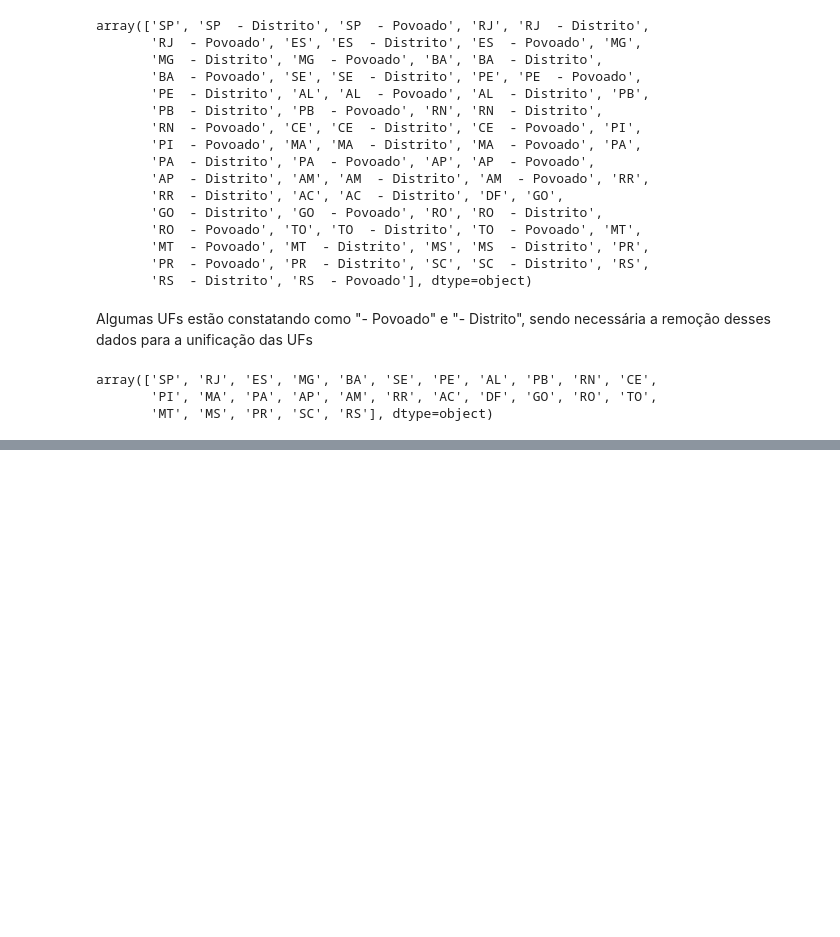
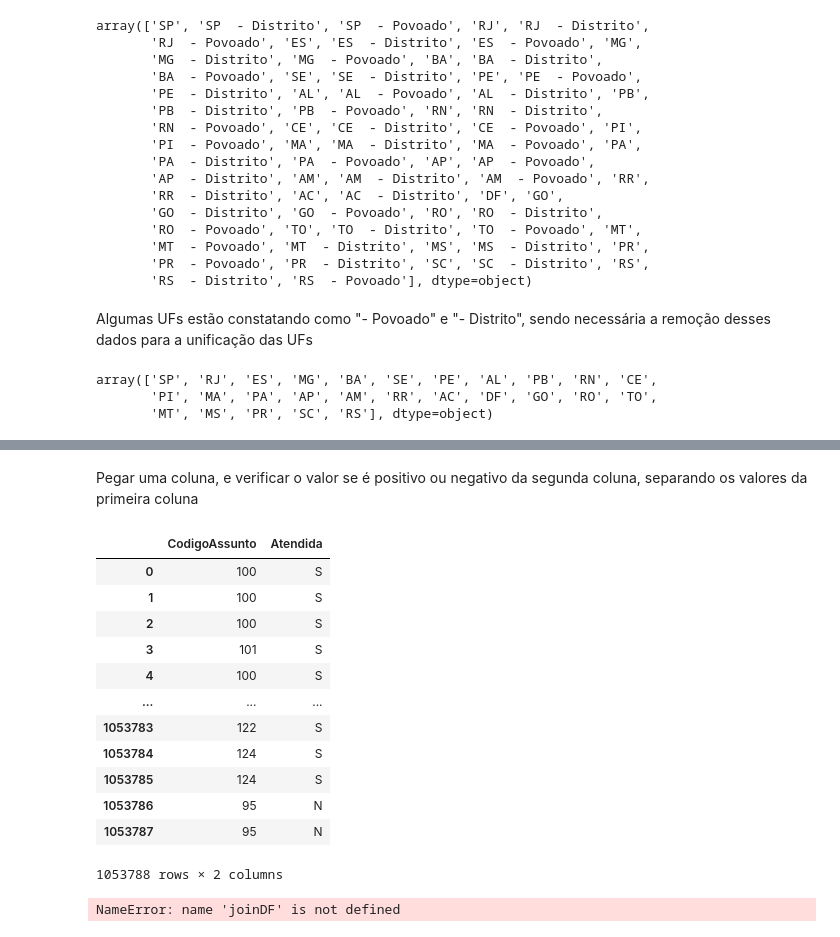
Before and after one commit to FabioVCoelho/Univali, a Jupyter notebook: TCC/src/proconDataset.ipynb, the cells around one changed output, grey strips where cells are left out. Drawn from its saved outputs; the diff is of its cells as text; code cells hidden in the pictures; blank space fills up the shorter version.

```diff
--- a/TCC/src/proconDataset.ipynb
+++ b/TCC/src/proconDataset.ipynb
@@ -496,0 +530,30 @@ Após a uni
+# %% [markdown]
+Pegar uma coluna, e verificar o valor se é positivo ou negativo da segunda coluna, separando os valores da primeira coluna
+# %%
+joinDF[['CodigoAssunto','Atendida']]
+# %% [output]
+|  | CodigoAssunto | Atendida |
+| 0 | 100 | S |
+| 1 | 100 | S |
+| 2 | 100 | S |
+| 3 | 101 | S |
+| 4 | 100 | S |
+| ... | ... | ... |
+| 1053783 | 122 | S |
+| 1053784 | 124 | S |
+| 1053785 | 124 | S |
+| 1053786 | 95 | N |
+| 1053787 | 95 | N |
+1053788 rows × 2 columns
+# %%
+map = {}
+
+for index, row in joinDF[['CodigoAssunto','Atendida']].iterrows():
+    if row["CodigoAssunto"] in map:
+        map[str(row["CodigoAssunto"])] = map.get(row["CodigoAssunto"]) + 1
+    else:
+        map[row["CodigoAssunto"]] = 0
+
+map
+# %% [output]
+NameError: name 'joinDF' is not defined
```
Also changed, not shown: parts of 20 cells of this notebook.
